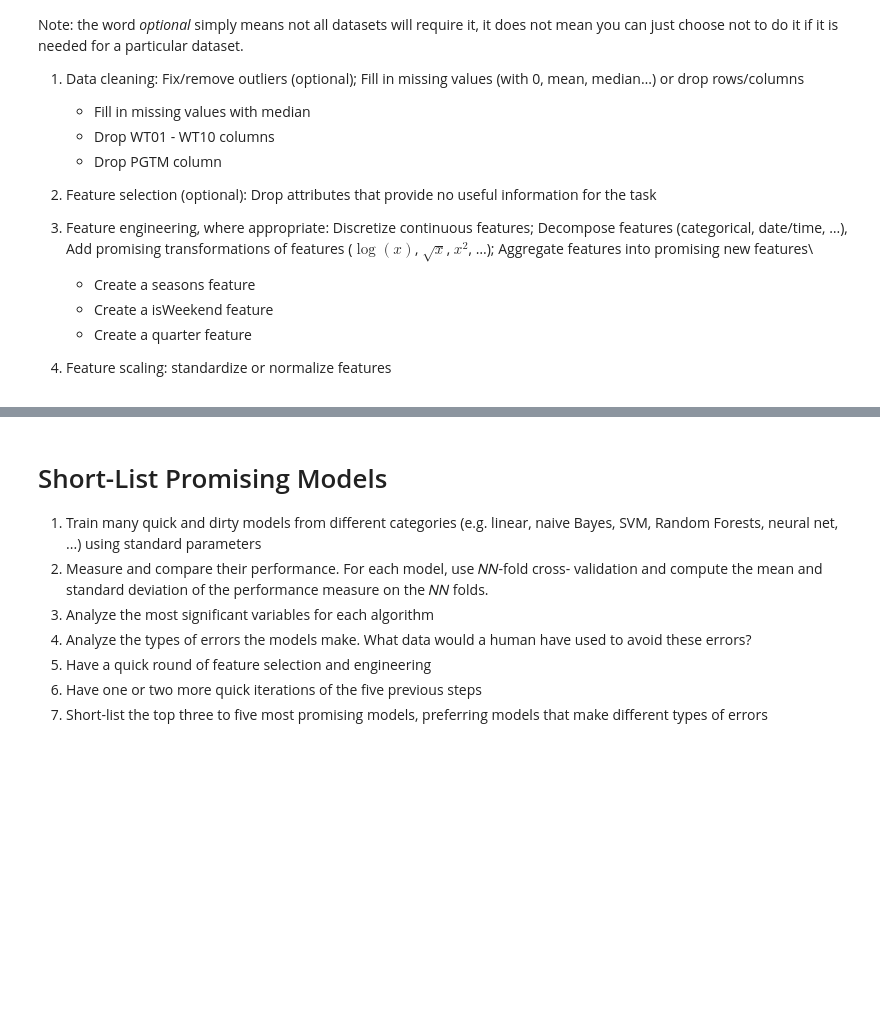
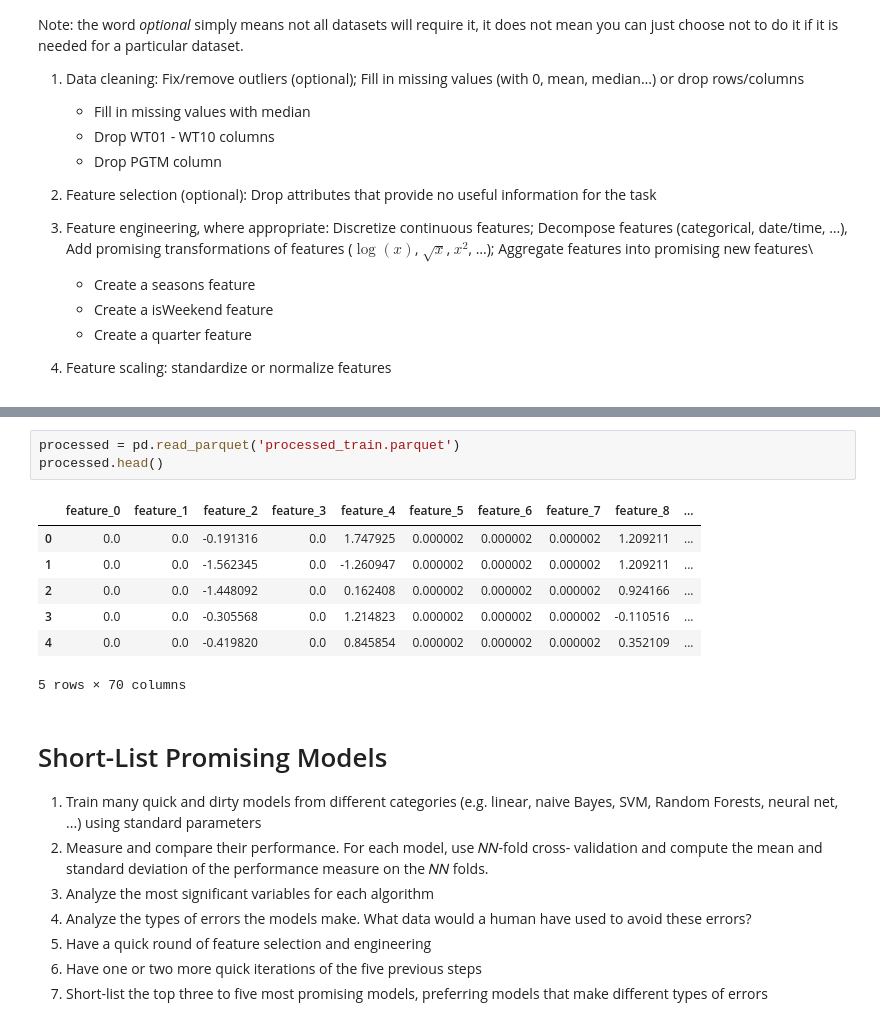
Before and after one commit to jyounes23/flight-delay-predictor, a Jupyter notebook: Delayed.ipynb, the cells around one changed output, grey strips where cells are left out. Saved outputs shown, nothing was run; the diff lists cells and outputs as text; blank space fills up the shorter version.

```diff
--- a/Delayed.ipynb
+++ b/Delayed.ipynb
@@ -599,3 +919,14 @@ print(preprocessor)
+# %%
+processed = pd.read_parquet('processed_train.parquet')
+processed.head()
+# %% [output]
+|  | feature_0 | feature_1 | feature_2 | feature_3 | feature_4 | feature_5 | feature_6 | feature_7 | feature_8 | ... |
+| 0 | 0.0 | 0.0 | -0.191316 | 0.0 | 1.747925 | 0.000002 | 0.000002 | 0.000002 | 1.209211 | ... |
+| 1 | 0.0 | 0.0 | -1.562345 | 0.0 | -1.260947 | 0.000002 | 0.000002 | 0.000002 | 1.209211 | ... |
+| 2 | 0.0 | 0.0 | -1.448092 | 0.0 | 0.162408 | 0.000002 | 0.000002 | 0.000002 | 0.924166 | ... |
+| 3 | 0.0 | 0.0 | -0.305568 | 0.0 | 1.214823 | 0.000002 | 0.000002 | 0.000002 | -0.110516 | ... |
+| 4 | 0.0 | 0.0 | -0.419820 | 0.0 | 0.845854 | 0.000002 | 0.000002 | 0.000002 | 0.352109 | ... |
+5 rows × 70 columns
 # %% [markdown]
 Short-List Promising Models
 ======
```
Also changed, not shown: parts of 7 cells of this notebook.
